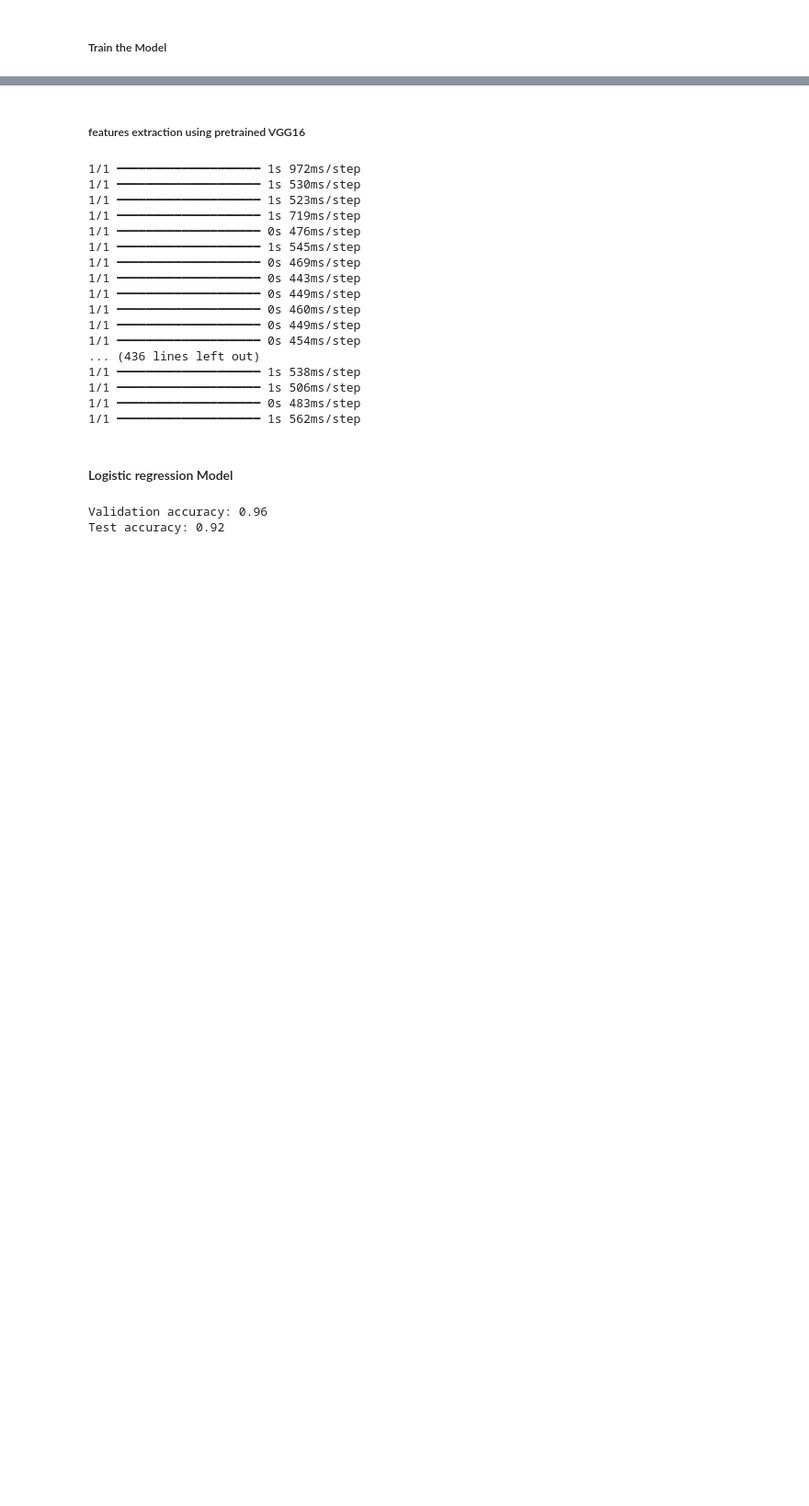
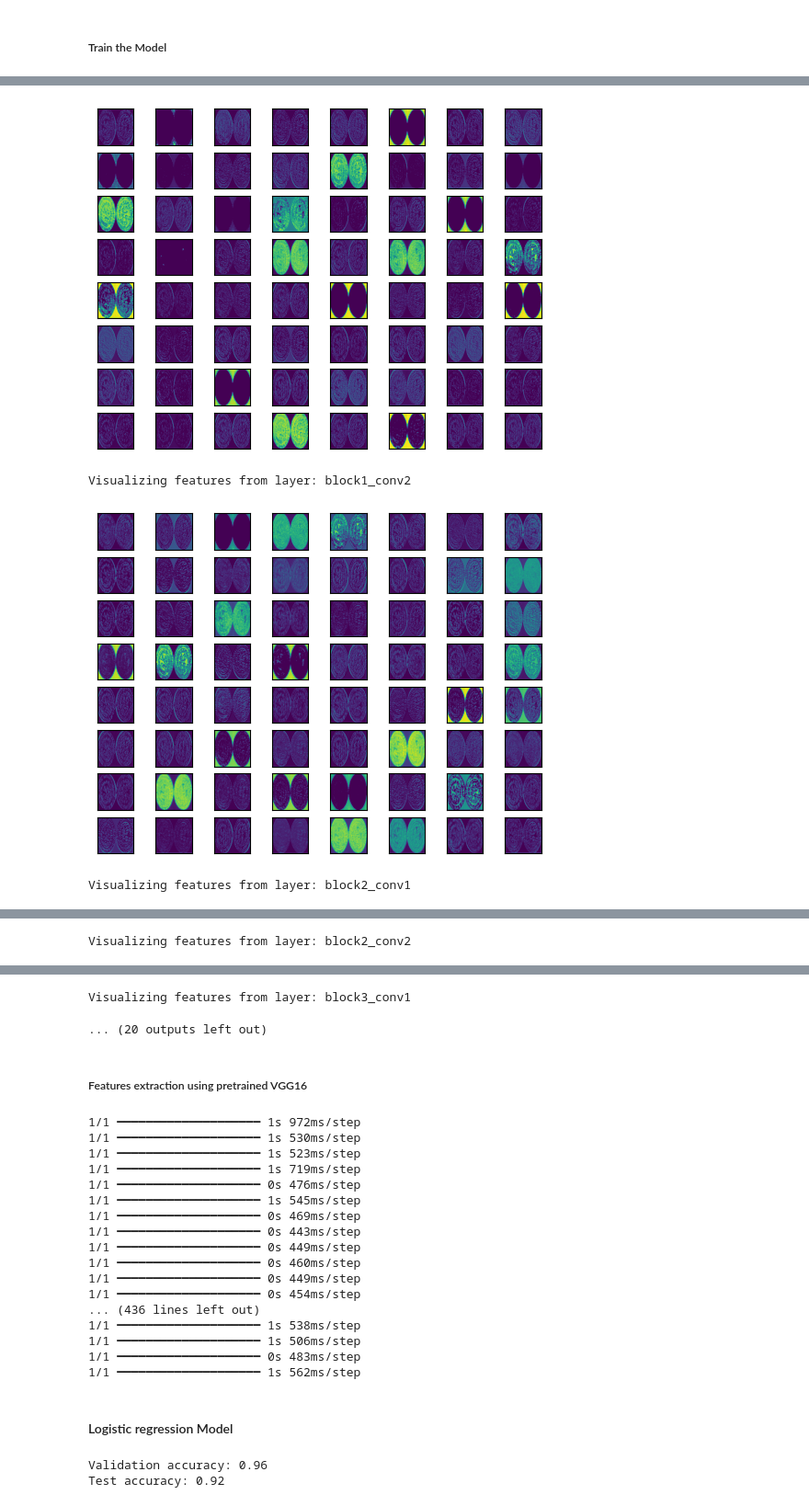
Before and after one commit to Aviost111/final_proj, a Jupyter notebook: feature_extraction_and_gradcam.ipynb, the cells around one changed output, grey strips where cells are left out. Shown at 92% size. Saved outputs shown, nothing was run; the diff lists cells and outputs as text; code cells hidden in the pictures; blank space fills up the shorter version.

```diff
--- a/feature_extraction_and_gradcam.ipynb
+++ b/feature_extraction_and_gradcam.ipynb
@@ -274,0 +292,47 @@ plt.show()
+# %%
+# Load the fine-tuned model
+loaded_model = tf.keras.models.load_model('fine_tuned_vgg16.h5')
+
+# Select the layers you want to visualize
+layer_names = [layer.name for layer in loaded_model.layers if 'conv' in layer.name]
+outputs = [loaded_model.get_layer(name).output for name in layer_names]
+
+# Create a new model that outputs the feature maps
+feature_model = Model(inputs=loaded_model.input, outputs=outputs)
+
+# Load and preprocess the image
+img_path = 'Combined_images/combined_151119.1.jpg_151119.2.jpg'  # Replace with your image path
+img = load_img(img_path, target_size=(224, 224))
+img_array = img_to_array(img)
+img_array = np.expand_dims(img_array, axis=0)
+img_array = preprocess_input(img_array)
+
+# Get the feature maps
+feature_maps = feature_model.predict(img_array)
+
+# Plot the feature maps
+def plot_feature_maps(feature_maps, layer_names):
+    for fmap, lname in zip(feature_maps, layer_names):
+        print(f'Visualizing features from layer: {lname}')
+        square = 8
+        ix = 1
+        for _ in range(square):
+            for _ in range(square):
+                ax = plt.subplot(square, square, ix)
+                ax.set_xticks([])
+                ax.set_yticks([])
+                plt.imshow(fmap[0, :, :, ix-1], cmap='viridis')
+                ix += 1
+        plt.show()
+
+plot_feature_maps(feature_maps, layer_names)
+
+# Check the prediction confidence for the selected image
+def check_prediction_confidence(model, img_array):
+    preds = loaded_model.predict(img_array)
+    class_idx = np.argmax(preds[0])
+    confidence = preds[0][class_idx]
+    print(f"Predicted class index: {class_idx} with confidence: {confidence:.2f}")
+
+check_prediction_confidence(loaded_model, img_array)
+# %% [output]
@@ -274,0 +344,4 @@ plt.show()
+[figure, added]
+Visualizing features from layer: block1_conv2
+[figure, added]
+Visualizing features from layer: block2_conv1
@@ -274,0 +349 @@ plt.show()
+Visualizing features from layer: block2_conv2
@@ -275,5 +351,7 @@ plt.show()
+Visualizing features from layer: block3_conv1
+... (20 outputs left out)
 # %% [markdown]
-##### features extraction using pretrained VGG16
+##### Features extraction using pretrained VGG16
 # %%
 # Load the VGG16 model without the top layers
 base_model = VGG16(weights='imagenet', include_top=False, input_shape=(300, 600, 3))
```
Also changed, not shown: parts of 9 cells of this notebook.
